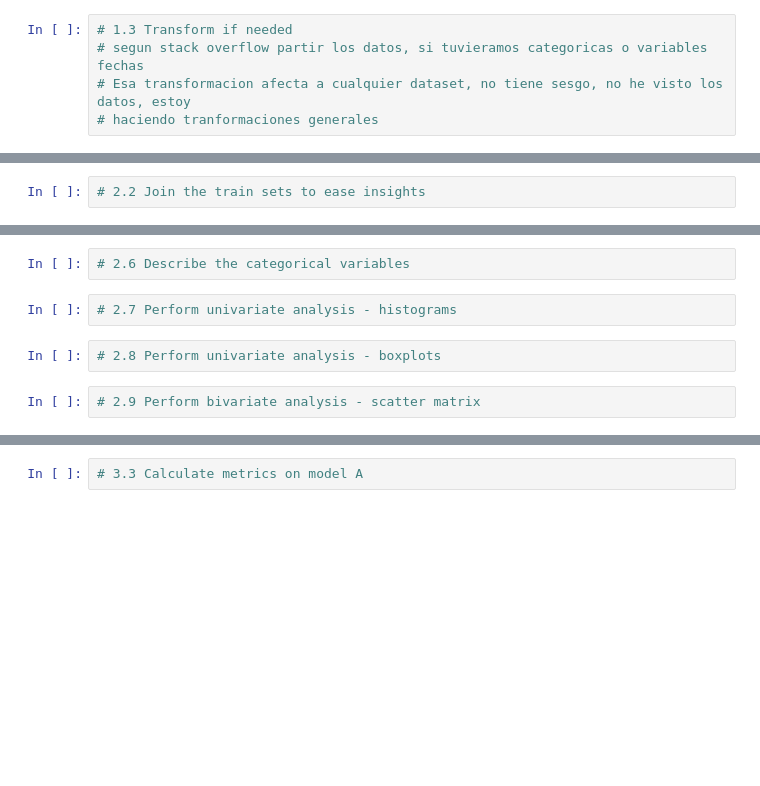
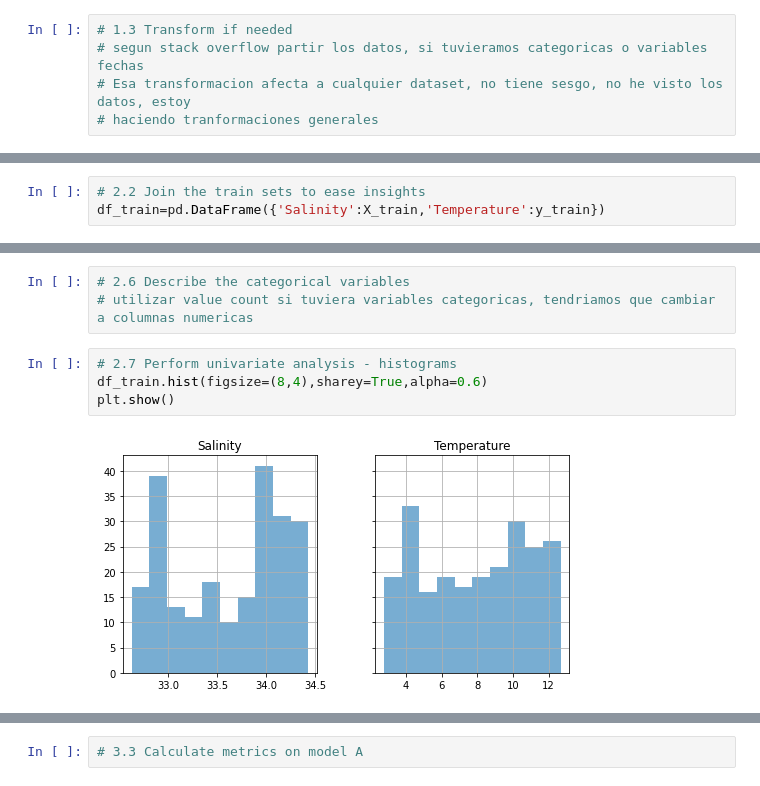
Before and after one commit to JuanAntonaccio/EjemploClaseMarino, a Jupyter notebook: src/Sample_Steps.ipynb, the cells around one changed output, grey strips where cells are left out. Saved outputs shown, nothing was run; the diff lists cells and outputs as text; blank space fills up the shorter version.

```diff
--- a/src/Sample_Steps.ipynb
+++ b/src/Sample_Steps.ipynb
@@ -74,4 +76,5 @@ X_train,X_test,y_train,y_test = train_test_split(X,y,random_state=40)
 # %%
 # 2.2 Join the train sets to ease insights
+df_train=pd.DataFrame({'Salinity':X_train,'Temperature':y_train})
 # %%
 # 2.3 Get basic info
@@ -82,8 +121,9 @@ X_train,X_test,y_train,y_test = train_test_split(X,y,random_state=40)
 # %%
 # 2.6 Describe the categorical variables
+# utilizar value count si tuviera variables categoricas, tendriamos que cambiar a columnas numericas
 # %%
 # 2.7 Perform univariate analysis - histograms
+df_train.hist(figsize=(8,4),sharey=True,alpha=0.6)
+plt.show()
+# %% [output]
+[figure, added]
-# %%
-# 2.8 Perform univariate analysis - boxplots
-# %%
-# 2.9 Perform bivariate analysis - scatter matrix
```
Also changed, not shown: parts of 19 cells of this notebook.
